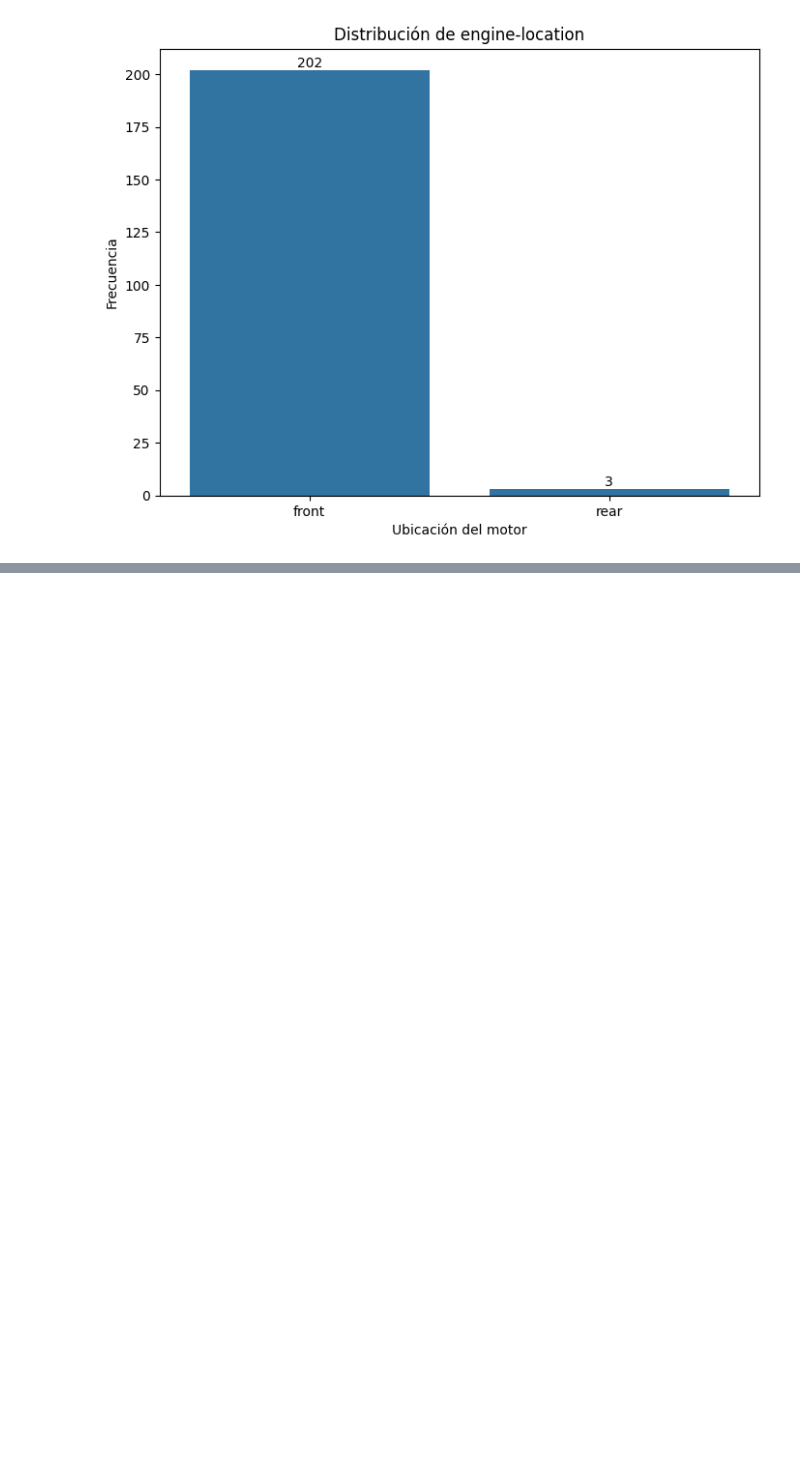
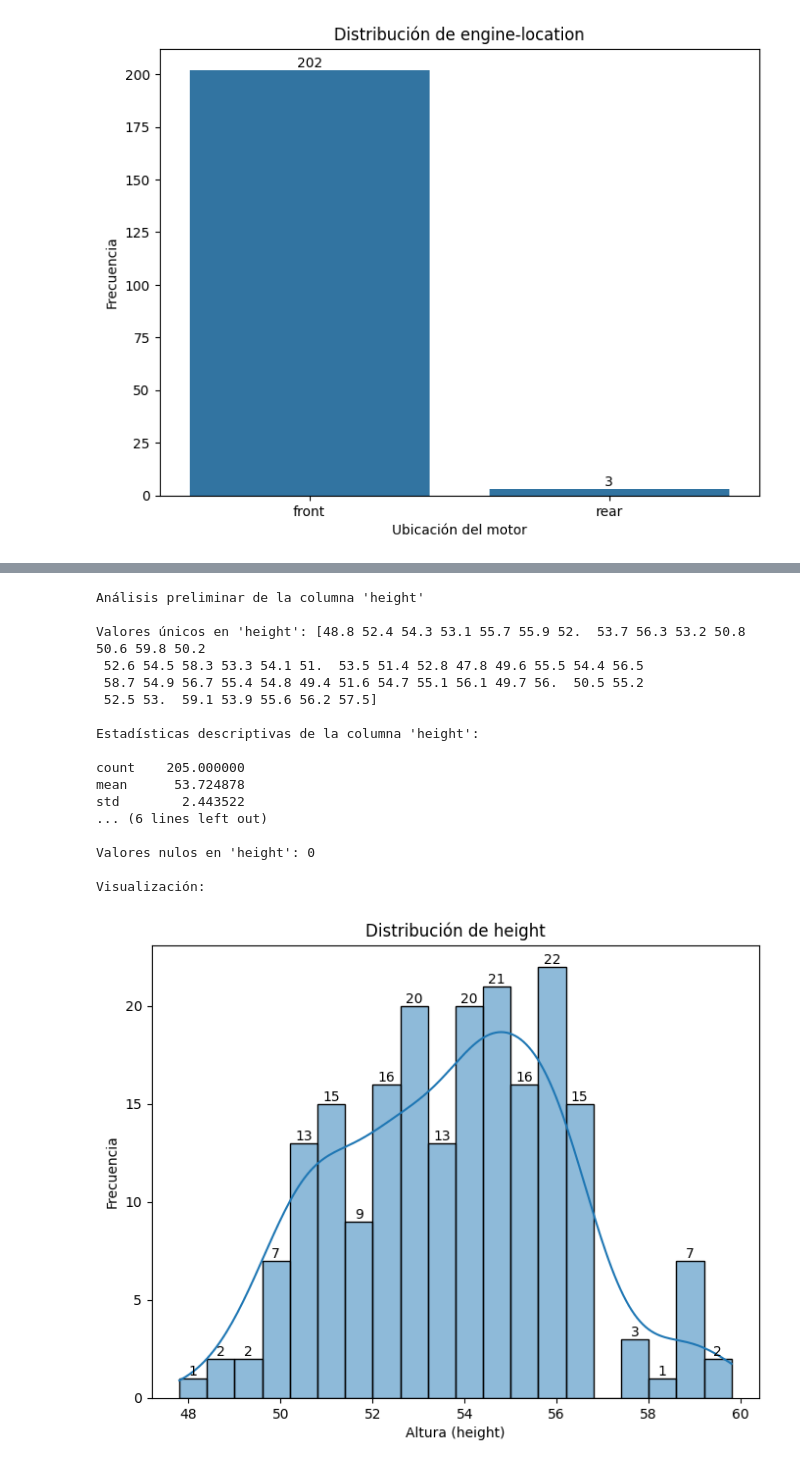
Before and after one commit to MiguelRoLopz/TestsDataScience, a Jupyter notebook: MRL-TestDataScience-1/EDA.ipynb, the cells around one changed output, grey strips where cells are left out. Drawn from its saved outputs; the diff is of its cells as text; code cells hidden in the pictures; blank space fills up the shorter version.

```diff
--- a/MRL-TestDataScience-1/EDA.ipynb
+++ b/MRL-TestDataScience-1/EDA.ipynb
@@ -752,0 +644,47 @@ assert df.shape[1] == len(column_names), "El número de columnas no coincide con
+# %%
+print("Análisis preliminar de la columna 'height'\n")
+
+# Verificamos valores únicos
+print(f"Valores únicos en 'height': {df['height'].unique()}\n")
+
+# Estadísticas descriptivas
+print("Estadísticas descriptivas de la columna 'height':\n")
+print(df['height'].describe())
+
+# Verificamos valores nulos
+null_values_height = df['height'].isnull().sum()
+print(f"\nValores nulos en 'height': {null_values_height}\n")
+
+# Visualizamos la distribución con un histograma
+plt.figure(figsize=(8, 6))
+ax = sns.histplot(df['height'], bins=20, kde=True)
+plt.title('Distribución de height')
+plt.xlabel('Altura (height)')
+plt.ylabel('Frecuencia')
+
+for p in ax.patches:
+    if p.get_height() > 0:
+        ax.annotate(f'{int(p.get_height())}', (p.get_x() + p.get_width() / 2, p.get_height()),
+                    ha='center', va='bottom')
+
+print(f"Visualización:")
+plt.show()
+# %% [output]
+Análisis preliminar de la columna 'height'
+
+Valores únicos en 'height': [48.8 52.4 54.3 53.1 55.7 55.9 52.  53.7 56.3 53.2 50.8 50.6 59.8 50.2
+ 52.6 54.5 58.3 53.3 54.1 51.  53.5 51.4 52.8 47.8 49.6 55.5 54.4 56.5
+ 58.7 54.9 56.7 55.4 54.8 49.4 51.6 54.7 55.1 56.1 49.7 56.  50.5 55.2
+ 52.5 53.  59.1 53.9 55.6 56.2 57.5]
+
+Estadísticas descriptivas de la columna 'height':
+
+count    205.000000
+mean      53.724878
+std        2.443522
+... (6 lines left out)
+
+Valores nulos en 'height': 0
+
+Visualización:
+[figure, added]
```
Also changed, not shown: parts of 55 cells of this notebook, 2 other files.
